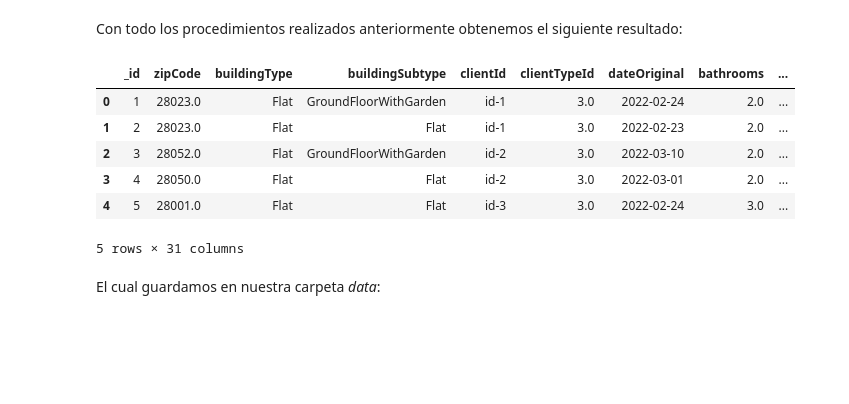
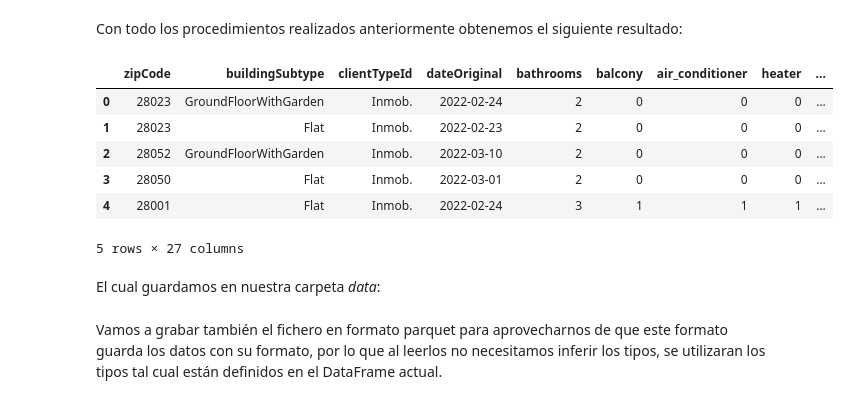
Before and after one commit to KevMCh/PRAC2, a Jupyter notebook: src/cleaning.ipynb, the cells around one changed output. Saved outputs shown, nothing was run; the diff lists cells and outputs as text; code cells hidden in the pictures; blank space fills up the shorter version.

```diff
--- a/src/cleaning.ipynb
+++ b/src/cleaning.ipynb
@@ -198,0 +578,22 @@ ax.boxplot(dataset.surface)
+# %%
+# Hacemos una copia del dataset y eliminamos variables que no nos interesan
+cols_knn = [
+    'zipCode', 'buildingSubtype', 'clientTypeId', 'bathrooms', 'balcony',
+    'air_conditioner', 'heater', 'heating', 'swimming_pool', 'parking',
+    'conservationState', 'floor', 'terrace', 'elevator', 'rooms', 'surface',
+    'isHighlighted', 'isPackPremiumPriority', 'isNewConstruction',
+    'isOpportunity', 'otherFeaturesCount', 'price']
+knn_df = alquiler[cols_knn].copy()
+
+# Convertimos las categóricas a su código numérico y eliminamos las datetime
+for feat in knn_df.columns:
+    if knn_df[feat].dtype == 'category':
+        knn_df[feat] = knn_df[feat].cat.codes
+    elif knn_df[feat].dtype == 'datetime64[ns]':
+        knn_df.drop(feat, inplace=True, axis=1)
+# %%
+knn = KNNImputer(n_neighbors=5)
+knn_df[knn_df.columns] = knn.fit_transform(knn_df)
+# %%
+alquiler['bathrooms'] = knn_df['bathrooms'].astype("int8")
+alquiler['rooms'] = knn_df['rooms'].astype("int8")
@@ -201,15 +631,31 @@ ax.boxplot(dataset.surface)
+# %%
+# Cáculo del numero de días y la fecha hasta la que estuvo publicado
+# un anuncio
+alquiler['publishedUntil'] = alquiler.lastAccess.astype('datetime64[ns]')
+
+# Las que tienen la fecha de último acceso correspondiente al último proceso
+# se ponen a nulos, pues no se conoce cuando desaparece el anuncio.
+alquiler.loc[(alquiler['lastAccess'] >= "2022-04-11"),'publishedUntil'] = pd.NaT
+
+alquiler['publishedDays'] = alquiler.publishedUntil - alquiler.dateOriginal
+
+# True si fue alquilado en 3 días o menos.
+alquiler['target'] = alquiler['publishedDays'] <= pd.Timedelta(days=3)
+
+# Eliminamos variables utilizadas para calcular target
+alquiler.drop(['lastAccess', 'publishedUntil'], axis=1, inplace=True)
 # %% [markdown]
 Con todo los procedimientos realizados anteriormente obtenemos el siguiente resultado:
 # %%
-dataset.head()
+alquiler.head()
 # %% [output]
-|  | _id | zipCode | buildingType | buildingSubtype | clientId | clientTypeId | dateOriginal | bathrooms | ... |
-| 0 | 1 | 28023.0 | Flat | GroundFloorWithGarden | id-1 | 3.0 | 2022-02-24 | 2.0 | ... |
-| 1 | 2 | 28023.0 | Flat | Flat | id-1 | 3.0 | 2022-02-23 | 2.0 | ... |
-| 2 | 3 | 28052.0 | Flat | GroundFloorWithGarden | id-2 | 3.0 | 2022-03-10 | 2.0 | ... |
-| 3 | 4 | 28050.0 | Flat | Flat | id-2 | 3.0 | 2022-03-01 | 2.0 | ... |
-| 4 | 5 | 28001.0 | Flat | Flat | id-3 | 3.0 | 2022-02-24 | 3.0 | ... |
+|  | zipCode | buildingSubtype | clientTypeId | dateOriginal | bathrooms | balcony | air_conditioner | heater | ... |
+| 0 | 28023 | GroundFloorWithGarden | Inmob. | 2022-02-24 | 2 | 0 | 0 | 0 | ... |
+| 1 | 28023 | Flat | Inmob. | 2022-02-23 | 2 | 0 | 0 | 0 | ... |
+| 2 | 28052 | GroundFloorWithGarden | Inmob. | 2022-03-10 | 2 | 0 | 0 | 0 | ... |
+| 3 | 28050 | Flat | Inmob. | 2022-03-01 | 2 | 0 | 0 | 0 | ... |
+| 4 | 28001 | Flat | Inmob. | 2022-02-24 | 3 | 1 | 1 | 1 | ... |
-5 rows × 31 columns
+5 rows × 27 columns
 # %% [markdown]
 El cual guardamos en nuestra carpeta *data*:
 # %%
@@ -216,0 +663,2 @@ dataset.to_csv("../data/madrid-rent-prices_cleaned.csv")
+# %% [markdown]
+Vamos a grabar también el fichero en formato parquet para aprovecharnos de que este formato guarda los datos con su formato, por lo que al leerlos no necesitamos inferir los tipos, se utilizaran los tipos tal cual están definidos en el DataFrame actual.
```
Also changed, not shown: parts of 106 cells of this notebook, 3 other files.
